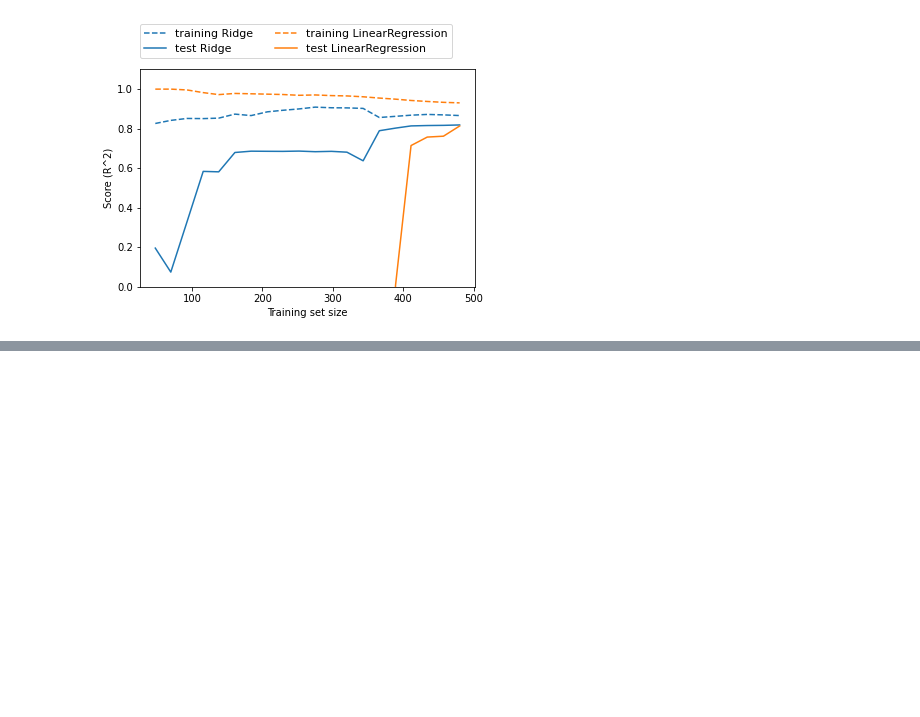
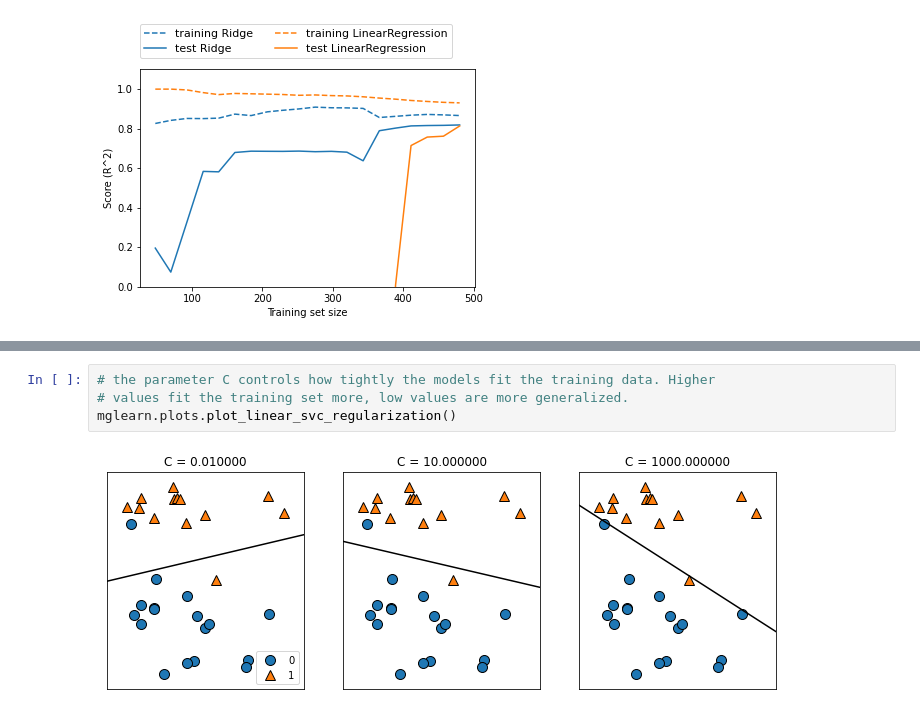
Before and after one commit to bsinglet/intro_ML_python, a Jupyter notebook: chapter_02.ipynb, the cells around one changed output, grey strips where cells are left out. Cells and saved outputs as stored; diff of their text form; blank space fills up the shorter version.

```diff
--- a/chapter_02.ipynb
+++ b/chapter_02.ipynb
@@ -324,0 +398,6 @@ mglearn.plots.plot_ridge_n_samples()
+# %%
+# the parameter C controls how tightly the models fit the training data. Higher
+# values fit the training set more, low values are more generalized.
+mglearn.plots.plot_linear_svc_regularization()
+# %% [output]
+[figure, added]
```
Also changed, not shown: parts of 30 cells of this notebook.
